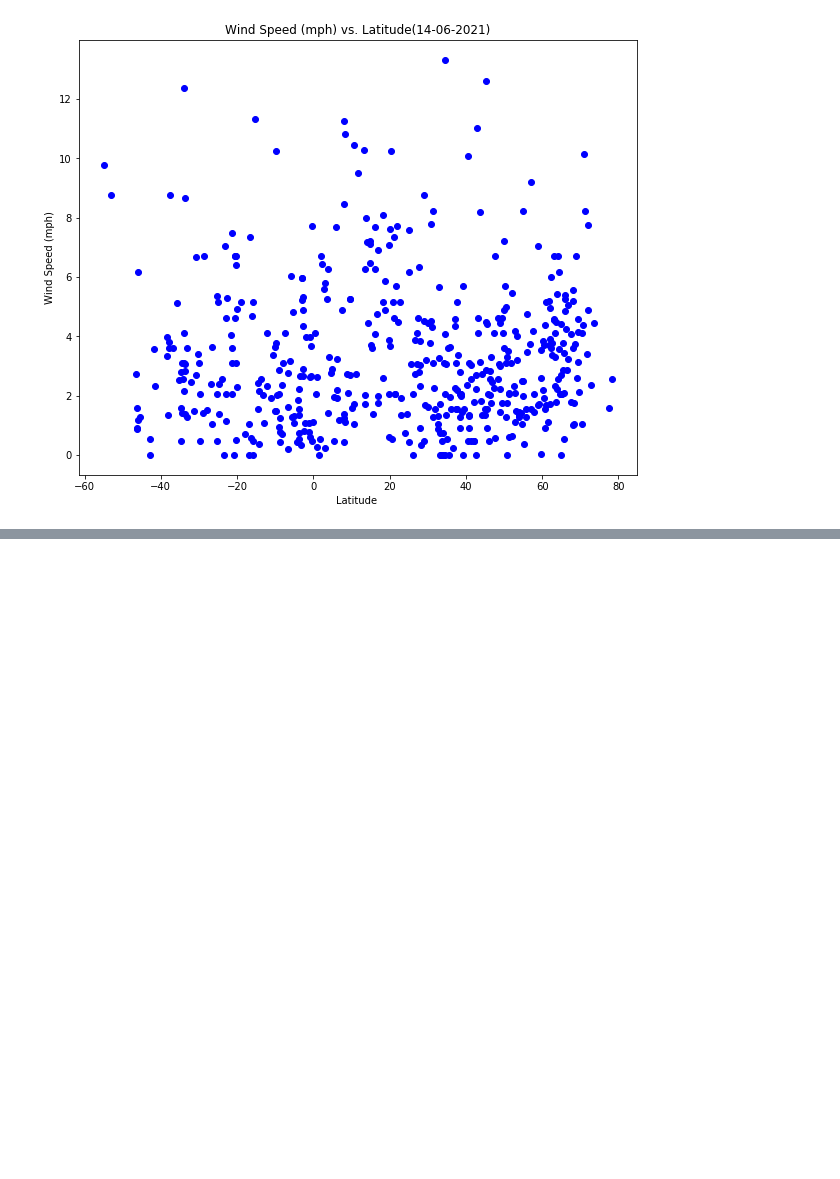
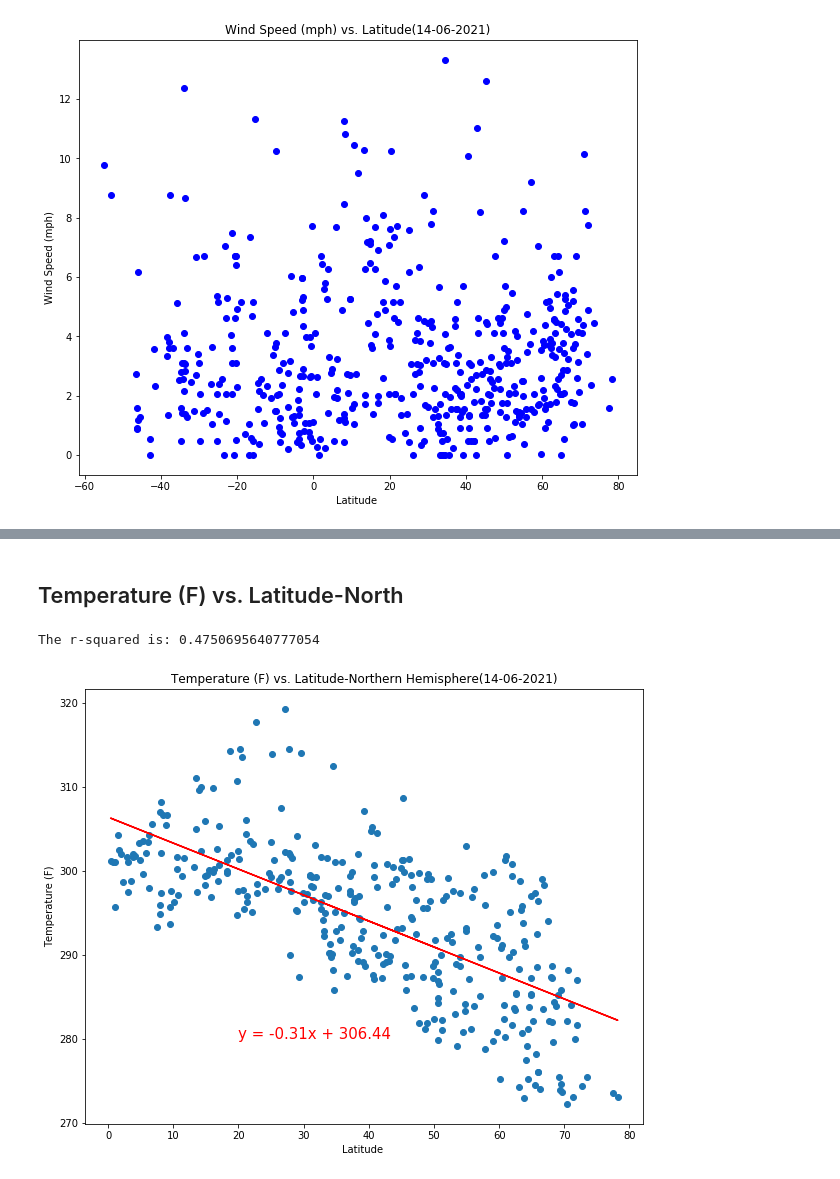
Before and after one commit to 22OVERSooN/python_api_challenge, a Jupyter notebook: WeatherPy/WeatherPy.ipynb, the cells around one changed output, grey strips where cells are left out. Saved outputs shown, nothing was run; the diff lists cells and outputs as text; code cells hidden in the pictures; blank space fills up the shorter version.

```diff
--- a/WeatherPy/WeatherPy.ipynb
+++ b/WeatherPy/WeatherPy.ipynb
@@ -152,0 +154,4 @@ plt.show()
+# %%
+northern_hemisphere = weather_500_pf.loc[weather_500_pf["Latitude"] >= 0]
+southern_hemisphere = weather_500_pf.loc[weather_500_pf["Latitude"] < 0]
+northern_hemisphere.head()
@@ -152,0 +165,26 @@ plt.show()
+# %% [markdown]
+## Temperature (F) vs. Latitude-North
+# %%
+#calculate the linear value
+x_values = northern_hemisphere["Latitude"]
+y_values = northern_hemisphere["Temperature"]
+(slope, intercept, rvalue, pvalue, stderr) = linregress(x_values,y_values)
+regress_values = x_values * slope + intercept
+
+#put this into a function
+line_eq = "y = " + str(round(slope,2)) + "x + " + str(round(intercept,2))
+
+plt.figure(figsize=(10,8))
+plt.scatter(x_values,y_values)
+plt.plot(x_values,regress_values,"r-")
+plt.annotate(line_eq,(20,280),fontsize=15,color="red")
+plt.xlabel("Latitude ")
+plt.ylabel("Temperature (F)")
+plt.title("Temperature (F) vs. Latitude-Northern Hemisphere(14-06-2021)")
+
+print(f"The r-squared is: {rvalue**2}")
+plt.savefig("Temperature (F) vs. Latitude-Northern Hemisphere (14-06-2021).png")
+plt.show()
+# %% [output]
+The r-squared is: 0.4750695640777054
+[figure, added]
```
Also changed, not shown: parts of 28 cells of this notebook, 13 other files.
